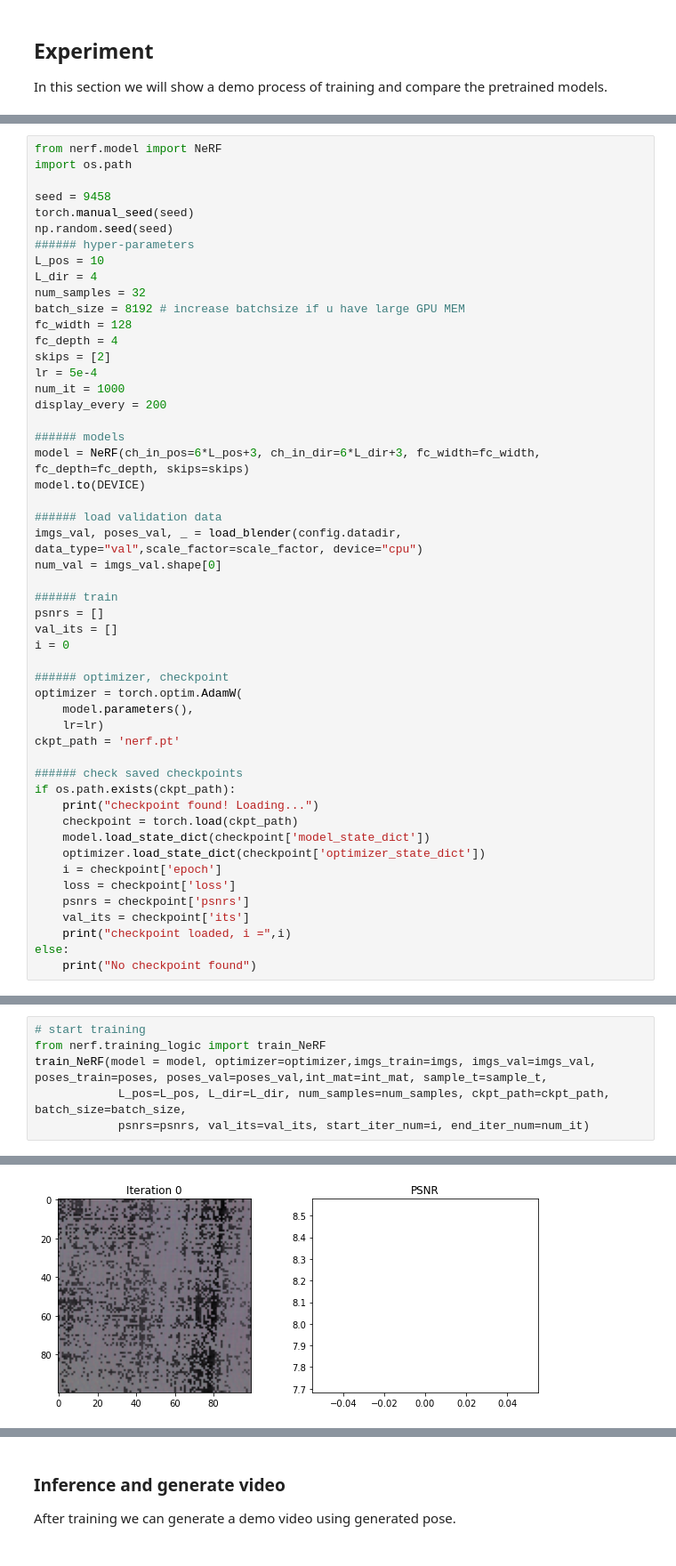
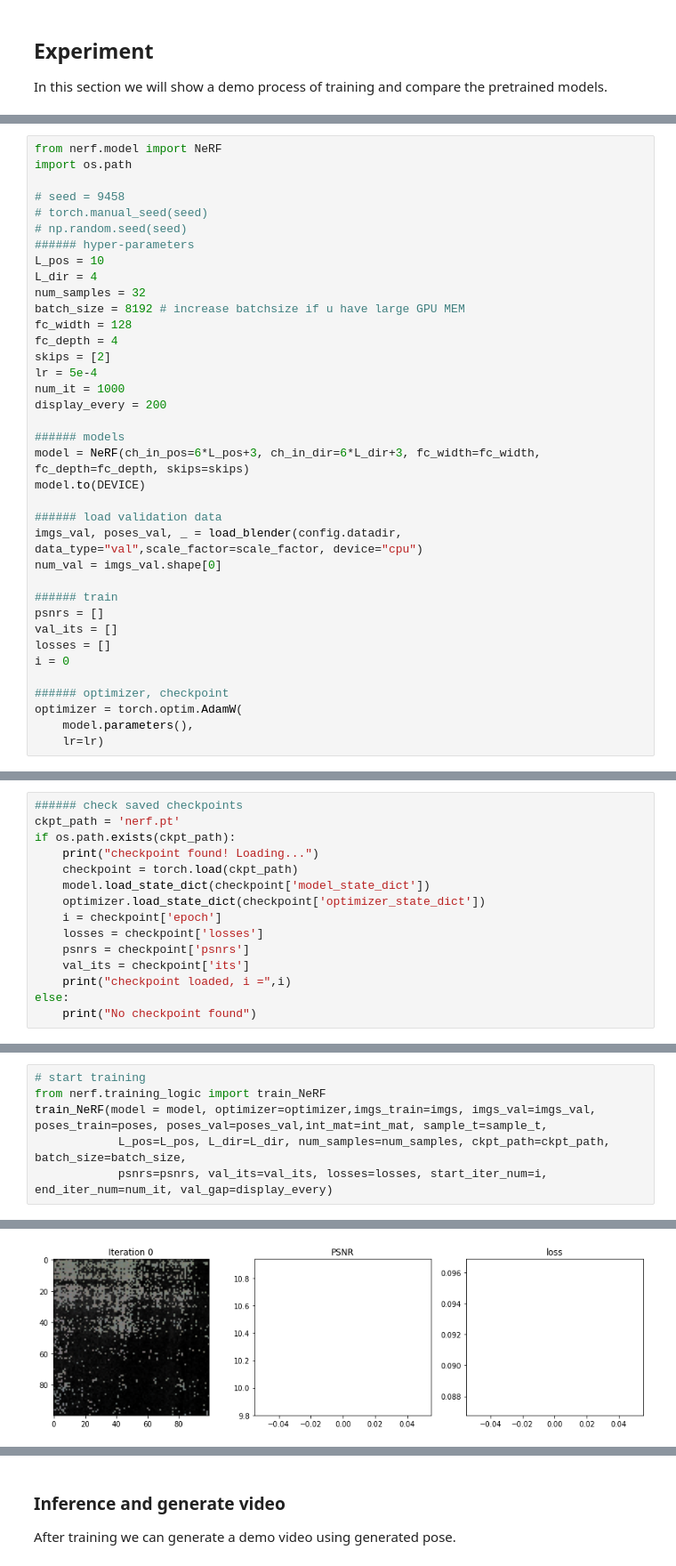
Before and after one commit to Jiayi-Pan/NeRF, a Jupyter notebook: demo.ipynb, the cells around one changed output, grey strips where cells are left out. Shown at 89% size. Saved outputs shown, nothing was run; the diff lists cells and outputs as text.

```diff
--- a/demo.ipynb
+++ b/demo.ipynb
@@ -169,9 +183,9 @@ Here, we provide the training code with a demo run.
 from nerf.model import NeRF
 import os.path
 
-seed = 9458
-torch.manual_seed(seed)
-np.random.seed(seed)
+# seed = 9458
+# torch.manual_seed(seed)
+# np.random.seed(seed)
 ###### hyper-parameters
 L_pos = 10
 L_dir = 4
@@ -195,24 +209,10 @@ num_val = imgs_val.shape[0]
 ###### train
 psnrs = []
 val_its = []
+losses = []
 i = 0
 
 ###### optimizer, checkpoint
 optimizer = torch.optim.AdamW(
     model.parameters(),
     lr=lr)
-ckpt_path = 'nerf.pt'
-
-###### check saved checkpoints
-if os.path.exists(ckpt_path):
-    print("checkpoint found! Loading...")
-    checkpoint = torch.load(ckpt_path)
-    model.load_state_dict(checkpoint['model_state_dict'])
-    optimizer.load_state_dict(checkpoint['optimizer_state_dict'])
-    i = checkpoint['epoch']
-    loss = checkpoint['loss']
-    psnrs = checkpoint['psnrs']
-    val_its = checkpoint['its']
-    print("checkpoint loaded, i =",i)
-else:
-    print("No checkpoint found")
@@ -221,0 +219,15 @@ checkpoint loaded, i = 0
+# %%
+###### check saved checkpoints
+ckpt_path = 'nerf.pt'
+if os.path.exists(ckpt_path):
+    print("checkpoint found! Loading...")
+    checkpoint = torch.load(ckpt_path)
+    model.load_state_dict(checkpoint['model_state_dict'])
+    optimizer.load_state_dict(checkpoint['optimizer_state_dict'])
+    i = checkpoint['epoch']
+    losses = checkpoint['losses']
+    psnrs = checkpoint['psnrs']
+    val_its = checkpoint['its']
+    print("checkpoint loaded, i =",i)
+else:
+    print("No checkpoint found")
@@ -224,6 +238,6 @@ checkpoint loaded, i = 0
 from nerf.training_logic import train_NeRF
 train_NeRF(model = model, optimizer=optimizer,imgs_train=imgs, imgs_val=imgs_val, poses_train=poses, poses_val=poses_val,int_mat=int_mat, sample_t=sample_t,
             L_pos=L_pos, L_dir=L_dir, num_samples=num_samples, ckpt_path=ckpt_path, batch_size=batch_size,
-            psnrs=psnrs, val_its=val_its, start_iter_num=i, end_iter_num=num_it)
+            psnrs=psnrs, val_its=val_its, losses=losses, start_iter_num=i, end_iter_num=num_it, val_gap=display_every)
 # %% [output]
 Iteration  0
@@ -231,2 +245,2 @@ Val loss:  tensor(0.1538, device='cuda:0', grad_fn=<MseLossBackward0>)
-[figure, old version]
+[figure, new version]
 Iteration  200
```
Also changed, not shown: parts of 14 cells of this notebook, 5 other files.
